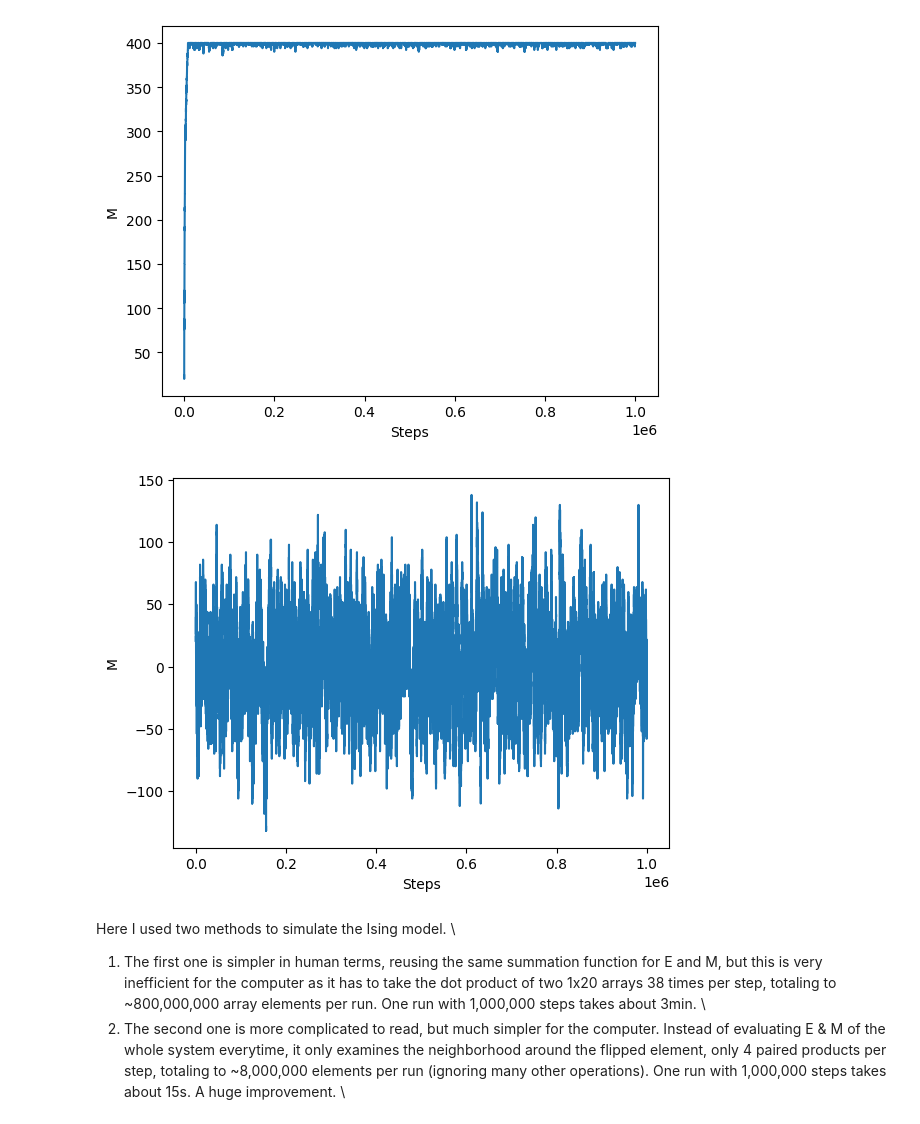
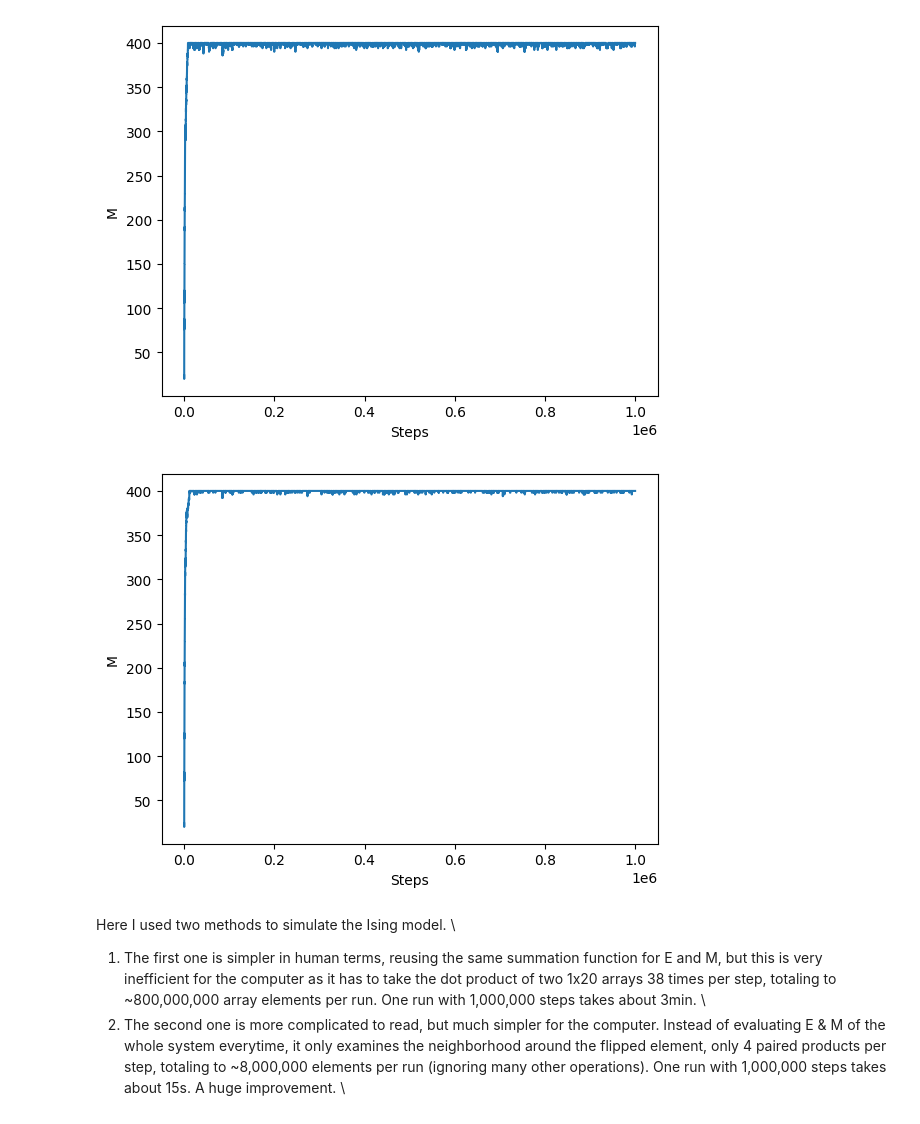
Before and after one commit to dkrp-up/test, a Jupyter notebook: PICART_lab_assignment_module6.ipynb, the cells around one changed output. Drawn from its saved outputs; the diff is of its cells as text; code cells hidden in the pictures.

```diff
--- a/PICART_lab_assignment_module6.ipynb
+++ b/PICART_lab_assignment_module6.ipynb
@@ -96,7 +96,7 @@ import matplotlib.pyplot as plt
 np.random.seed(641)   #set seed for consistency/replicability
 
 J = 1        #constants
-T = 5
+T = 1
 kB = 1
 
 N = 20
@@ -113,34 +113,34 @@ M = [np.sum(A)]          #initialize M list
 Mp = M[0]                #initial M
 
 for x in range(steps):
   Ei = E                 #store E from prev iteration in Ei
   a,b = np.random.randint(N), np.random.randint(N)    #generate random index numbers
   A[a][b] *= -1         #choose two random coordinates for the array, flip the sign
   dM = 2*A[a][b]        #compensate for sign change by *2 (i.e. 1-(-1) = 2*1 & -1-1 = 2*(-1))
   dE = -J * 2*A[a][b]*(A[(a+1)%N][b] + A[a][(b+1)%N] + A[(a-1)%N][b] + A[a][(b-1)%N])      #add all elements around (a,b), use mod to avoid IndexError, don't forget to mult -J
   if a == 0:                #remove extra terms from edge cases
     dE -= 2*A[a][b]*A[(a-1)%N][b]
   if a == N-1:
     dE -= 2*A[a][b]*A[(a+1)%N][b]
   if b == 0:
     dE -= 2*A[a][b]*A[a][(b-1)%N]
   if b == N-1:
     dE -= 2*A[a][b]*A[a][(b+1)%N]
   Pa = min(1, np.exp((-dE)/kB/T))       #acceptance probability; Ei-E = -dE
   if np.random.rand() < Pa:    #acceptance condition
     E += dE                   #new energy
     Mp += dM
     M.append(Mp)
   else:                #rejection condition
     A[a][b] *= -1      #revert the array
     M.append(Mp)
 
 plt.plot(M)       #plot
 plt.xlabel("Steps")
 plt.ylabel("M")
 plt.show()
 # %% [output]
-[figure, old version]
+[figure, new version]
 # %%
 #Alternative, less efficient way to solve for E
 def E(X):
```
